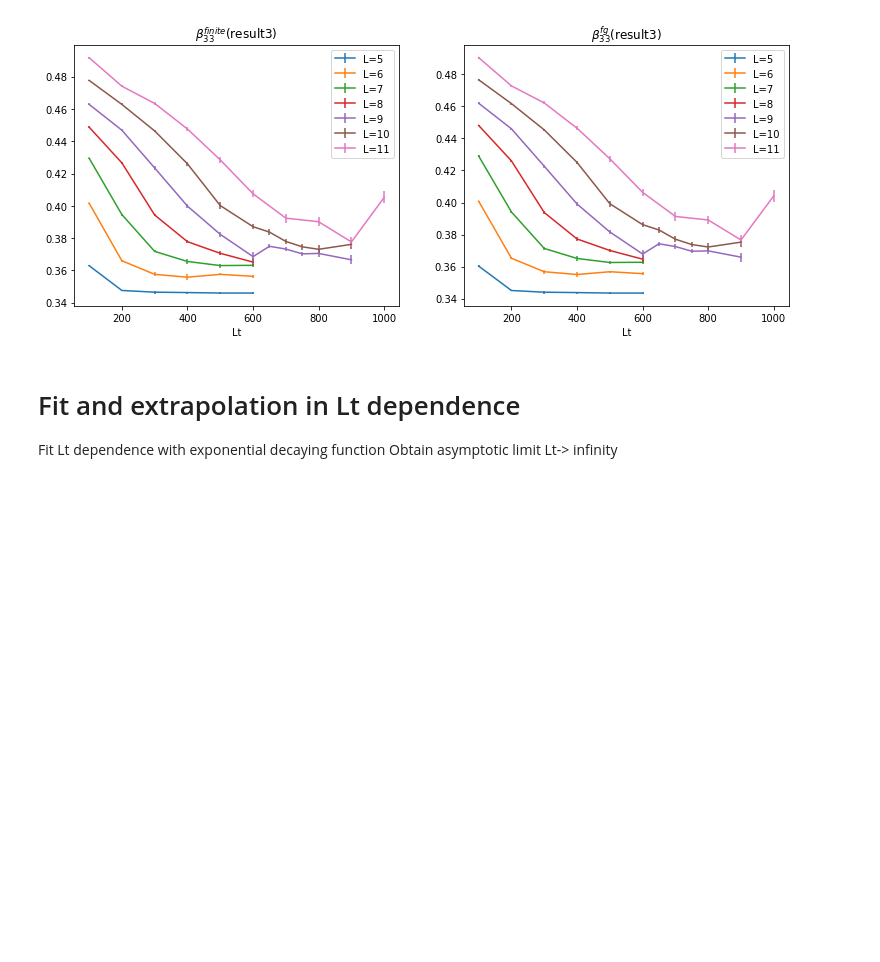
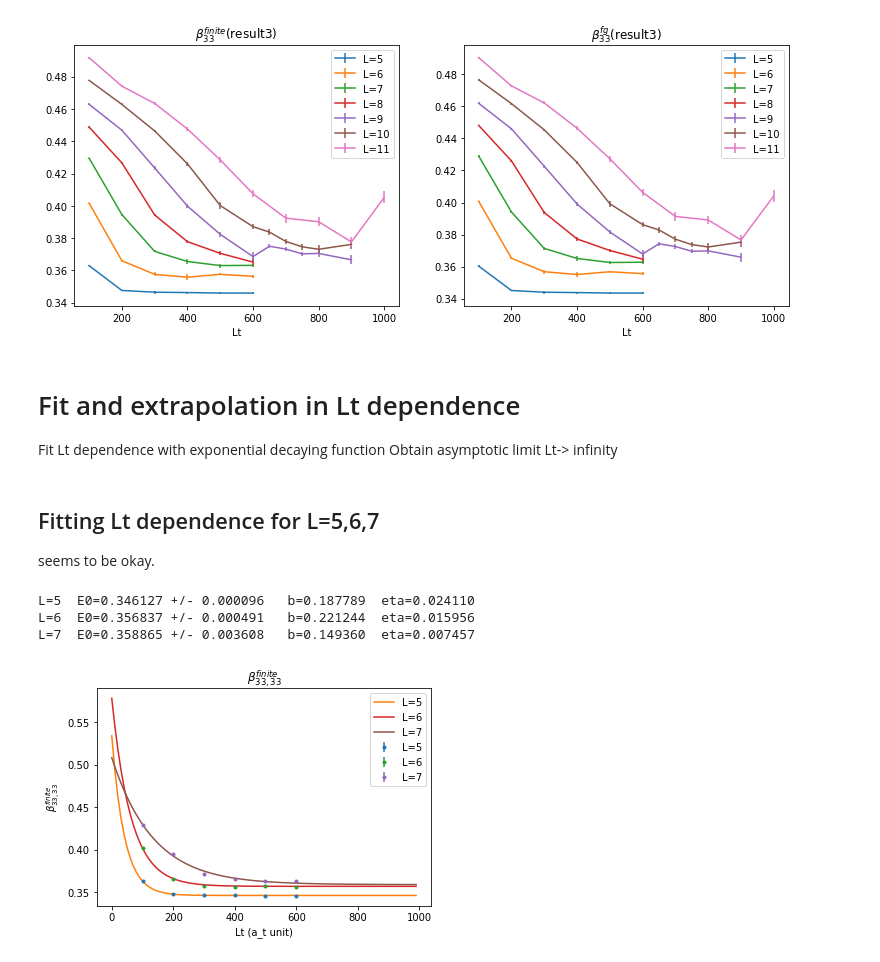
Before and after one commit to alphacentaury-github/Lattice_fft, a Jupyter notebook: BCC/BCC_UFG_analysis.ipynb, the cells around one changed output. Drawn from its saved outputs; the diff is of its cells as text; code cells hidden in the pictures; blank space fills up the shorter version.

```diff
--- a/BCC/BCC_UFG_analysis.ipynb
+++ b/BCC/BCC_UFG_analysis.ipynb
@@ -191,3 +191,29 @@ plt.legend()  ;
 
 Fit Lt dependence with exponential decaying function
 Obtain asymptotic limit Lt-> infinity
+# %%
+def fit_exp(t,E0,b,eta):
+    return E0+b*np.exp(-eta*t)
+# %% [markdown]
+## Fitting Lt dependence for L=5,6,7
+
+seems to be okay.
+# %%
+for n in [0,1,2]:
+    params, p_covariance = optimize.curve_fit(fit_exp, result3[n]['Lt'], result3[n]['beta_fin'][:,0], sigma=result3[n]['beta_fin'][:,1]
+                                              , p0 =[0.3,0.1,0.01])
+    print('L=%i  E0=%f +/- %f   b=%f  eta=%f  '%(result3[n]['L'][0], params[0],np.sqrt(p_covariance[0,0]) ,params[1],params[2] )  )
+    xx = np.arange(0,1000,10)
+    ff = fit_exp(xx,*params)
+    plt.errorbar(result3[n]['Lt'],result3[n]['beta_fin'][:,0],yerr=result3[n]['beta_fin'][:,1]
+                 ,fmt='.', label='L=%i'%(result3[n]['L'][0])     )
+    plt.plot(xx,ff,label='L=%i'%(result3[n]['L'][0])  )
+plt.legend()
+plt.title(r'$\beta^{finite}_{33,33}$');
+plt.xlabel('Lt (a_t unit)');
+plt.ylabel(r'$\beta^{finite}_{33,33}$') ;
+# %% [output]
+L=5  E0=0.346127 +/- 0.000096   b=0.187789  eta=0.024110
+L=6  E0=0.356837 +/- 0.000491   b=0.221244  eta=0.015956
+L=7  E0=0.358865 +/- 0.003608   b=0.149360  eta=0.007457
+[figure, added]
```
Also changed, not shown: parts of 20 cells of this notebook.
